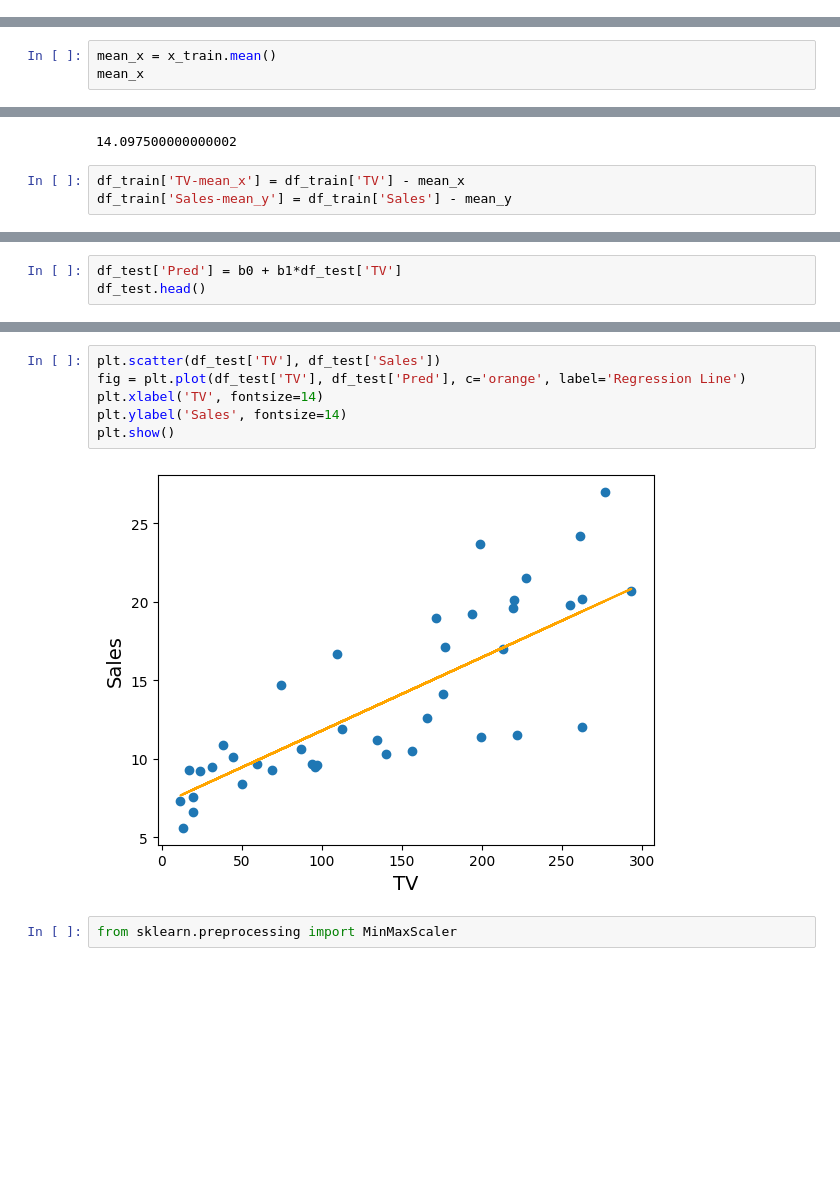
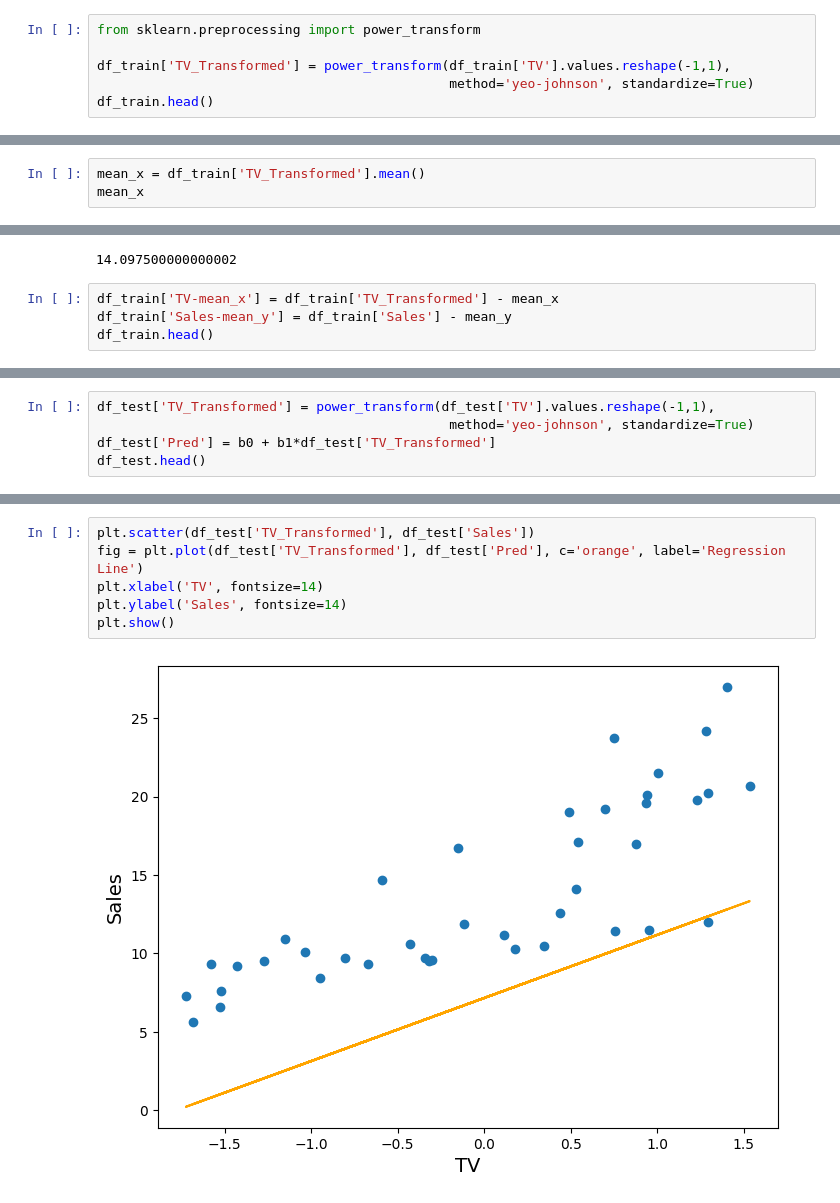
Before and after one commit to muscak/Master-Machine-Learning-Algorithms, a Jupyter notebook: Linear-Algorithms/Linear-Regression/TV_Market.ipynb, the cells around one changed output, grey strips where cells are left out. Saved outputs shown, nothing was run; the diff lists cells and outputs as text; blank space fills up the shorter version.

```diff
--- a/Linear-Algorithms/Linear-Regression/TV_Market.ipynb
+++ b/Linear-Algorithms/Linear-Regression/TV_Market.ipynb
@@ -85,0 +128,6 @@ df_train.head()
+# %%
+from sklearn.preprocessing import power_transform
+
+df_train['TV_Transformed'] = power_transform(df_train['TV'].values.reshape(-1,1),
+                                             method='yeo-johnson', standardize=True)
+df_train.head()
@@ -90,4 +170,4 @@ $$\beta_1 = \dfrac{\sum\limits_{i=1}^{n} ((x_i - mean(x) × (y_i - mean(y))}{\su
 # %%
-mean_x = x_train.mean()
+mean_x = df_train['TV_Transformed'].mean()
 mean_x
 # %% [output]
@@ -98,5 +178,6 @@ mean_y
 # %% [output]
 14.097500000000002
 # %%
-df_train['TV-mean_x'] = df_train['TV'] - mean_x
+df_train['TV-mean_x'] = df_train['TV_Transformed'] - mean_x
 df_train['Sales-mean_y'] = df_train['Sales'] - mean_y
+df_train.head()
@@ -158,4 +237,6 @@ b0
 # %%
-df_test['Pred'] = b0 + b1*df_test['TV']
+df_test['TV_Transformed'] = power_transform(df_test['TV'].values.reshape(-1,1),
+                                             method='yeo-johnson', standardize=True)
+df_test['Pred'] = b0 + b1*df_test['TV_Transformed']
 df_test.head()
 # %% [output]
@@ -196,10 +311,8 @@ rmse
 # %%
-plt.scatter(df_test['TV'], df_test['Sales'])
-fig = plt.plot(df_test['TV'], df_test['Pred'], c='orange', label='Regression Line')
+plt.scatter(df_test['TV_Transformed'], df_test['Sales'])
+fig = plt.plot(df_test['TV_Transformed'], df_test['Pred'], c='orange', label='Regression Line')
 plt.xlabel('TV', fontsize=14)
 plt.ylabel('Sales', fontsize=14)
 plt.show()
 # %% [output]
-[figure, old version]
+[figure, new version]
-# %%
-from sklearn.preprocessing import MinMaxScaler
```
Also changed, not shown: parts of 48 cells of this notebook.
